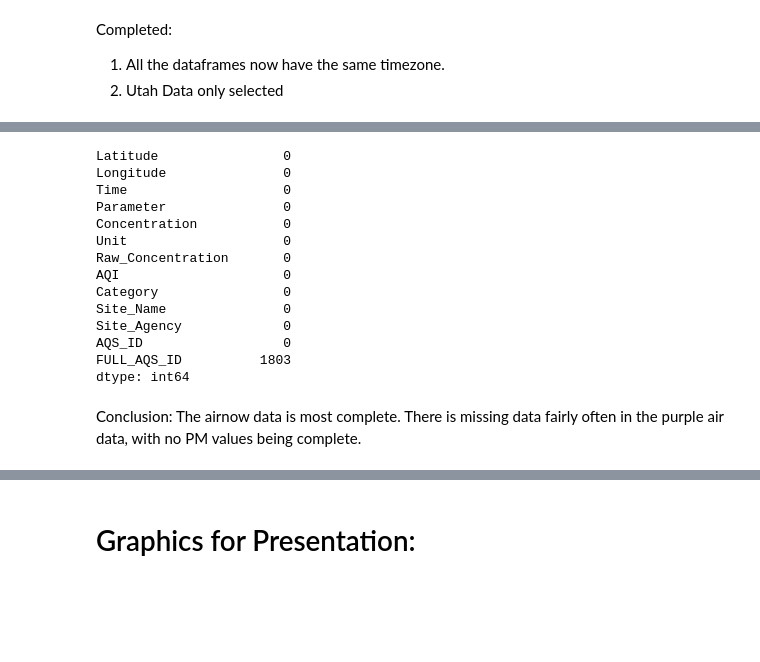
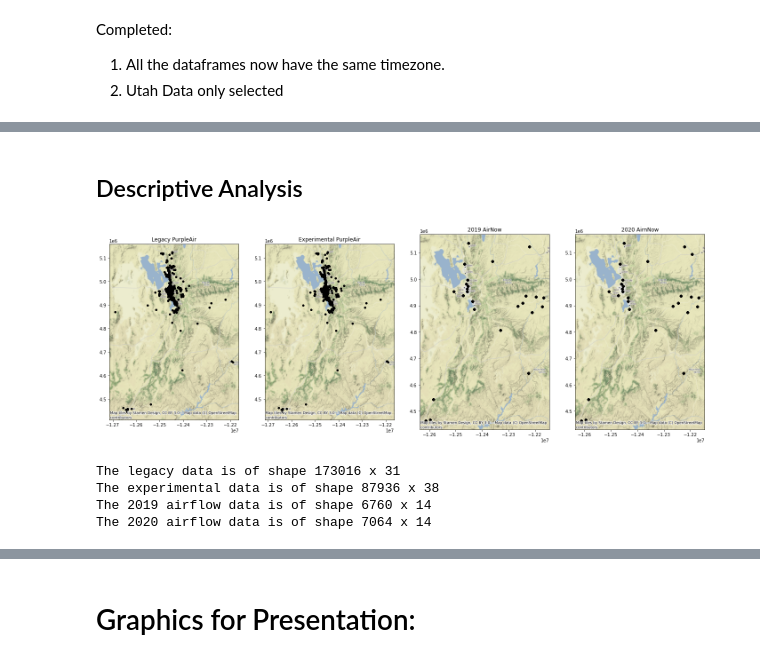
Before and after one commit to greglee1905/Purp_Air_Analysis, a Jupyter notebook: purpair_v1.ipynb, the cells around one changed output, grey strips where cells are left out. Saved outputs shown, nothing was run; the diff lists cells and outputs as text; code cells hidden in the pictures; blank space fills up the shorter version.

```diff
--- a/purpair_v1.ipynb
+++ b/purpair_v1.ipynb
@@ -416,19 +345,58 @@ dtype: int64
-# %%
-airnow_df.isna().sum().sort_values()
-# %% [output]
-Latitude                0
-Longitude               0
-Time                    0
-Parameter               0
-Concentration           0
-Unit                    0
-Raw_Concentration       0
-AQI                     0
-Category                0
-Site_Name               0
-Site_Agency             0
-AQS_ID                  0
-FULL_AQS_ID          1803
-dtype: int64
-# %% [markdown]
-Conclusion: The airnow data is most complete. There is missing data fairly often in the purple air data, with no PM values being complete.
+# %% [markdown]
+## Descriptive Analysis
+# %%
+#Convert Lat/Lon to geodataframe
+
+ut_leg_gdf = gpd.GeoDataFrame(ut_leg_df, geometry=gpd.points_from_xy(ut_leg_df.Lon,ut_leg_df.Lat))
+ut_leg_gdf.crs = {'init' :'epsg:4326'}
+ut_leg_gdf = ut_leg_gdf.to_crs({'init': 'epsg:3857'})
+
+#experimental sensors
+ut_exp_gdf = gpd.GeoDataFrame(ut_exp_df, geometry=gpd.points_from_xy(ut_exp_df.Lon,ut_exp_df.Lat))
+ut_exp_gdf.crs = {'init' :'epsg:4326'}
+ut_exp_gdf = ut_exp_gdf.to_crs({'init': 'epsg:3857'})
+
+#Ainow 2019 Sensors
+airnow_2019_gdf = gpd.GeoDataFrame(airnow_2019_df, geometry=gpd.points_from_xy(airnow_2019_df.Longitude,
+                                                                               airnow_2019_df.Latitude))
+airnow_2019_gdf.crs = {'init' :'epsg:4326'}
+airnow_2019_gdf = airnow_2019_gdf.to_crs({'init': 'epsg:3857'})
+
+#Airnow 2020 Sensors
+airnow_gdf = gpd.GeoDataFrame(airnow_df, geometry=gpd.points_from_xy(airnow_df.Longitude,
+                                                                               airnow_df.Latitude))
+airnow_gdf.crs = {'init' :'epsg:4326'}
+airnow_gdf = airnow_gdf.to_crs({'init': 'epsg:3857'})
+# %%
+# Set up the plotting environment
+f,ax = plt.subplots(1,4,figsize=(24,12))
+
+#plot the location
+ut_leg_gdf.plot(ax = ax[0],color = 'k',markersize = 10,marker='o')
+ax[0].set_title('Legacy PurpleAir')
+ctx.add_basemap(ax[0])
+
+ut_exp_gdf.plot(ax = ax[1],color = 'k',markersize = 10,marker='o')
+ax[1].set_title('Experimental PurpleAir')
+ctx.add_basemap(ax[1])
+
+airnow_2019_gdf.plot(ax = ax[2],color = 'k',markersize = 20,marker='o')
+ax[2].set_title('2019 AirNow')
+ctx.add_basemap(ax[2])
+
+airnow_gdf.plot(ax = ax[3],color = 'k',markersize = 20,marker='o')
+ax[3].set_title('2020 AirnNow')
+ctx.add_basemap(ax[3])
+# %% [output]
+[figure, added]
+# %%
+#What are the data dimensions:
+print("The legacy data is of shape {0} x {1}".format(ut_leg_df.shape[0],ut_leg_df.shape[1]))
+print("The experimental data is of shape {0} x {1}".format(ut_exp_df.shape[0],ut_exp_df.shape[1]))
+print("The 2019 airflow data is of shape {0} x {1}".format(airnow_2019_df.shape[0],airnow_2019_df.shape[1]))
+print("The 2020 airflow data is of shape {0} x {1}".format(airnow_df.shape[0],airnow_df.shape[1]))
+# %% [output]
+The legacy data is of shape 173016 x 31
+The experimental data is of shape 87936 x 38
+The 2019 airflow data is of shape 6760 x 14
+The 2020 airflow data is of shape 7064 x 14
```
Also changed, not shown: parts of 72 cells of this notebook, 53 other files.
